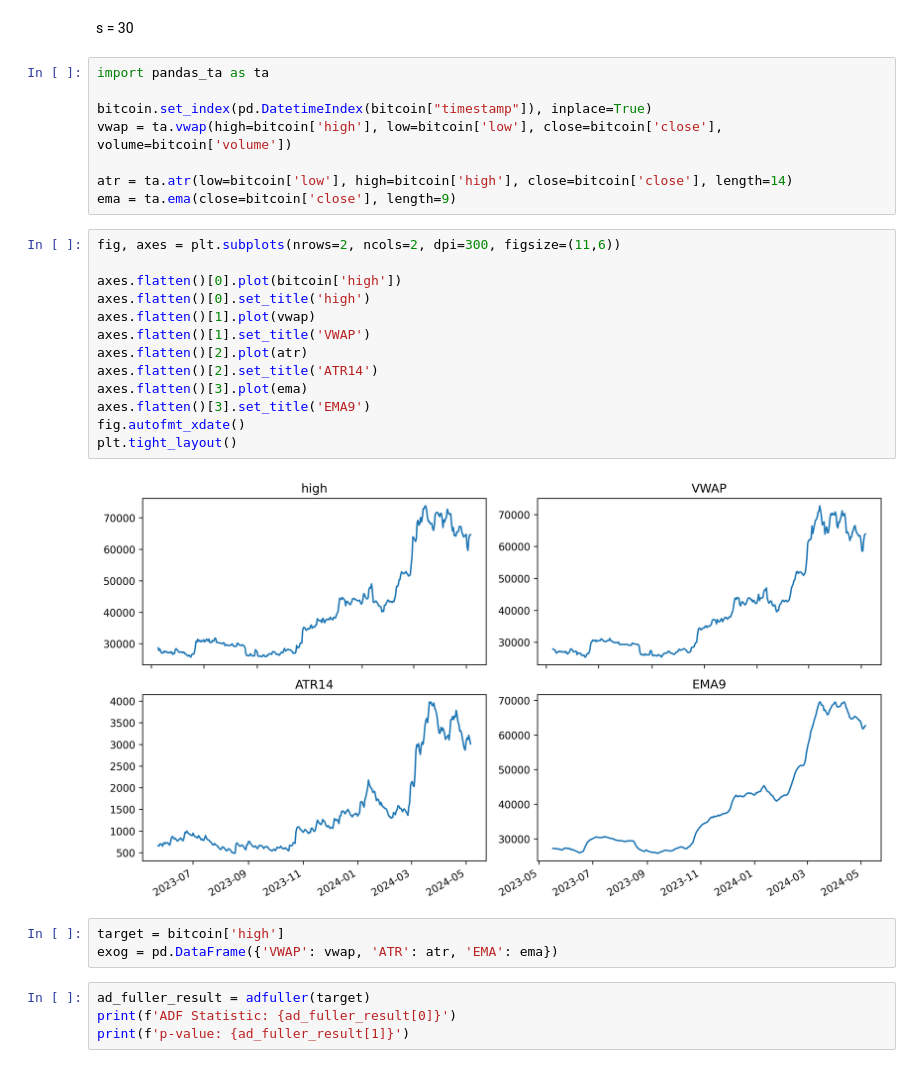
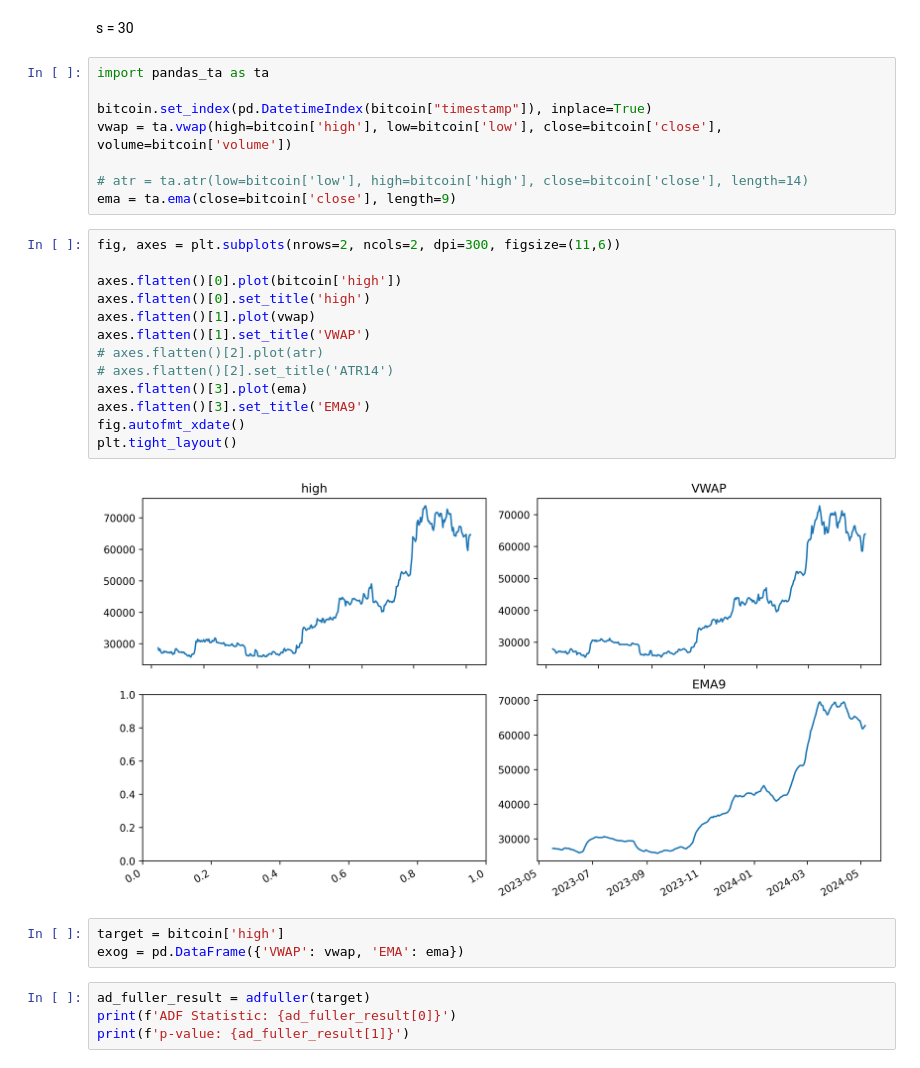
Before and after one commit to baloochyb/PricePrediction, a Jupyter notebook: sarimax2.ipynb, the cells around one changed output. Cells and saved outputs as stored; diff of their text form.

```diff
--- a/sarimax2.ipynb
+++ b/sarimax2.ipynb
@@ -39,26 +39,26 @@ import pandas_ta as ta
 bitcoin.set_index(pd.DatetimeIndex(bitcoin["timestamp"]), inplace=True)
 vwap = ta.vwap(high=bitcoin['high'], low=bitcoin['low'], close=bitcoin['close'], volume=bitcoin['volume'])
 
-atr = ta.atr(low=bitcoin['low'], high=bitcoin['high'], close=bitcoin['close'], length=14)
+# atr = ta.atr(low=bitcoin['low'], high=bitcoin['high'], close=bitcoin['close'], length=14)
 ema = ta.ema(close=bitcoin['close'], length=9)
 # %%
 fig, axes = plt.subplots(nrows=2, ncols=2, dpi=300, figsize=(11,6))
 
 axes.flatten()[0].plot(bitcoin['high'])
 axes.flatten()[0].set_title('high')
 axes.flatten()[1].plot(vwap)
 axes.flatten()[1].set_title('VWAP')
-axes.flatten()[2].plot(atr)
-axes.flatten()[2].set_title('ATR14')
+# axes.flatten()[2].plot(atr)
+# axes.flatten()[2].set_title('ATR14')
 axes.flatten()[3].plot(ema)
 axes.flatten()[3].set_title('EMA9')
 fig.autofmt_xdate()
 plt.tight_layout()
 # %% [output]
-[figure, old version]
+[figure, new version]
 # %%
 target = bitcoin['high']
-exog = pd.DataFrame({'VWAP': vwap, 'ATR': atr, 'EMA': ema})
+exog = pd.DataFrame({'VWAP': vwap, 'EMA': ema})
 # %%
 ad_fuller_result = adfuller(target)
 print(f'ADF Statistic: {ad_fuller_result[0]}')
```
Also changed, not shown: parts of 11 cells of this notebook.
